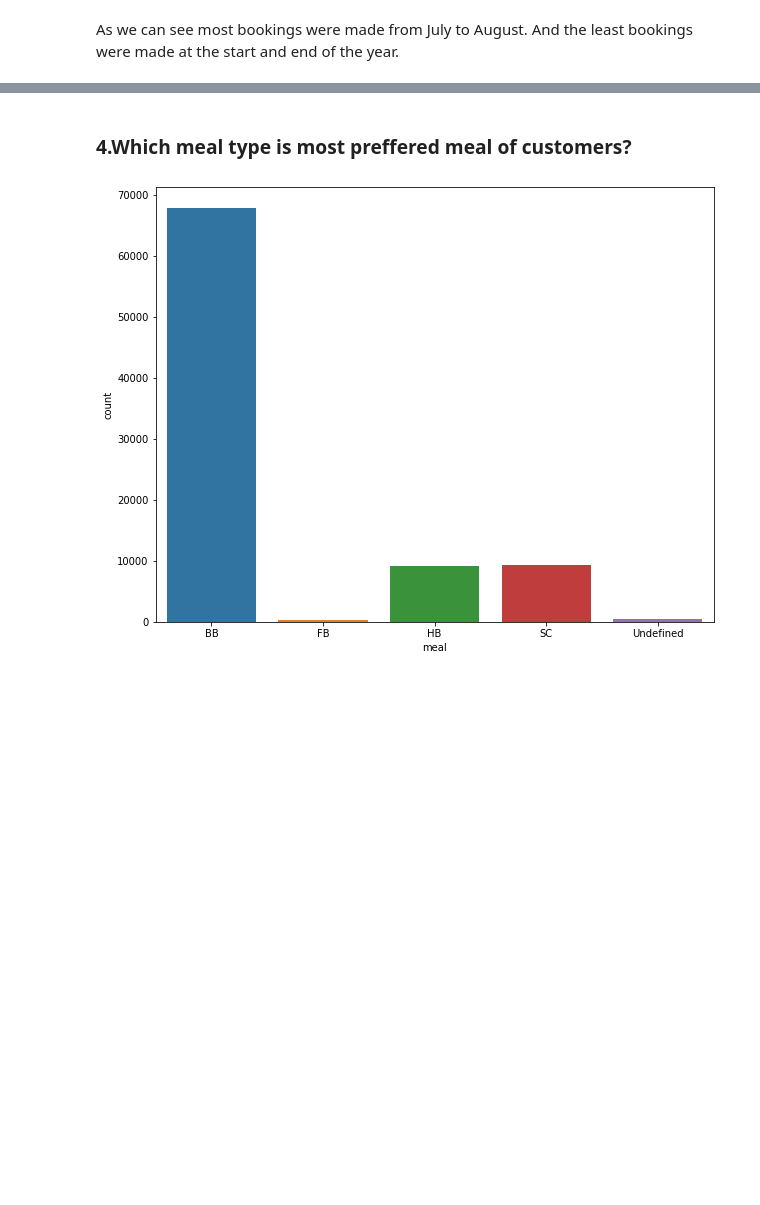
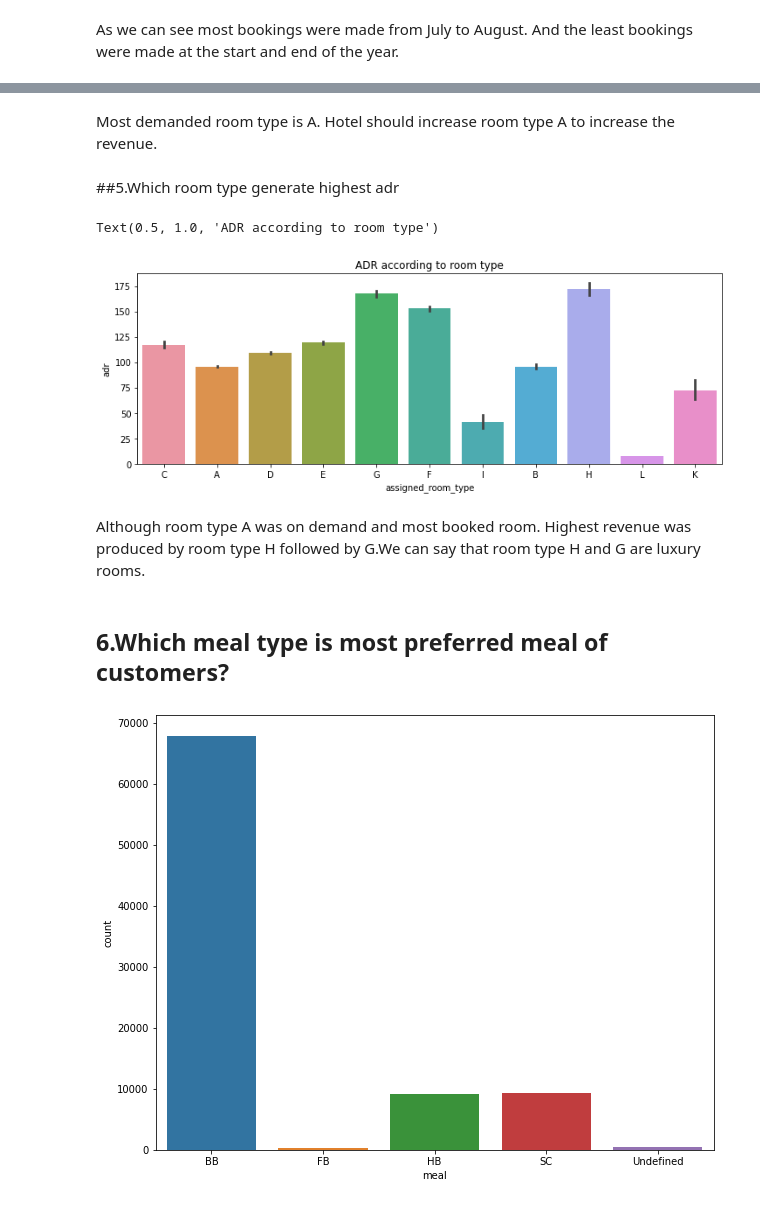
Before and after one commit to SakshamTripathi1996/Data-Science, a Jupyter notebook: Hotel_Booking_Analysis_Capstone_Project.ipynb, the cells around one changed output, grey strips where cells are left out. Drawn from its saved outputs; the diff is of its cells as text; code cells hidden in the pictures; blank space fills up the shorter version.

```diff
--- a/Hotel_Booking_Analysis_Capstone_Project.ipynb
+++ b/Hotel_Booking_Analysis_Capstone_Project.ipynb
@@ -236,5 +324,21 @@ Around 60% bookings are for City Hotel and 40% are for Resort Hotel.
+# %% [markdown]
+Most demanded room type is A. Hotel should increase room type A to increase the revenue.
+# %% [markdown]
+##5.Which room type generate highest adr
+# %%
+plt.figure(figsize=(12,4))
+
+grp_by_room = data.groupby('assigned_room_type')
+data['Num_of_bookings'] = grp_by_room.size()
+ax = sns.barplot(x = data['assigned_room_type'], y = data['adr'])
+ax.set_title("ADR according to room type")
+# %% [output]
+Text(0.5, 1.0, 'ADR according to room type')
+[figure, added]
+# %% [markdown]
+Although room type A was on demand and most booked room. Highest revenue was produced by room type H followed by G.We can say that room type H and G are luxury rooms.
 # %% [markdown]
-### 4.Which meal type is most preffered meal of customers?
+## 6.Which meal type is most preferred meal of customers?
 # %%
 plt.figure( figsize=(10, 8))
 
```
Also changed, not shown: parts of 169 cells of this notebook.
